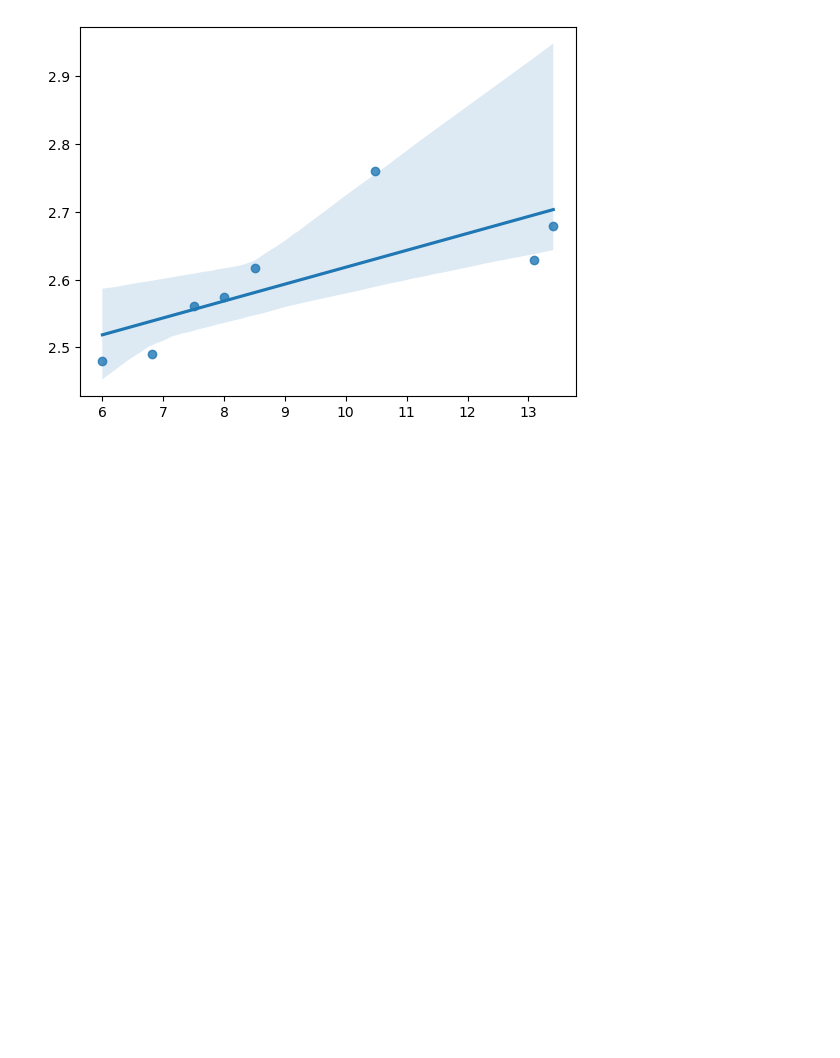
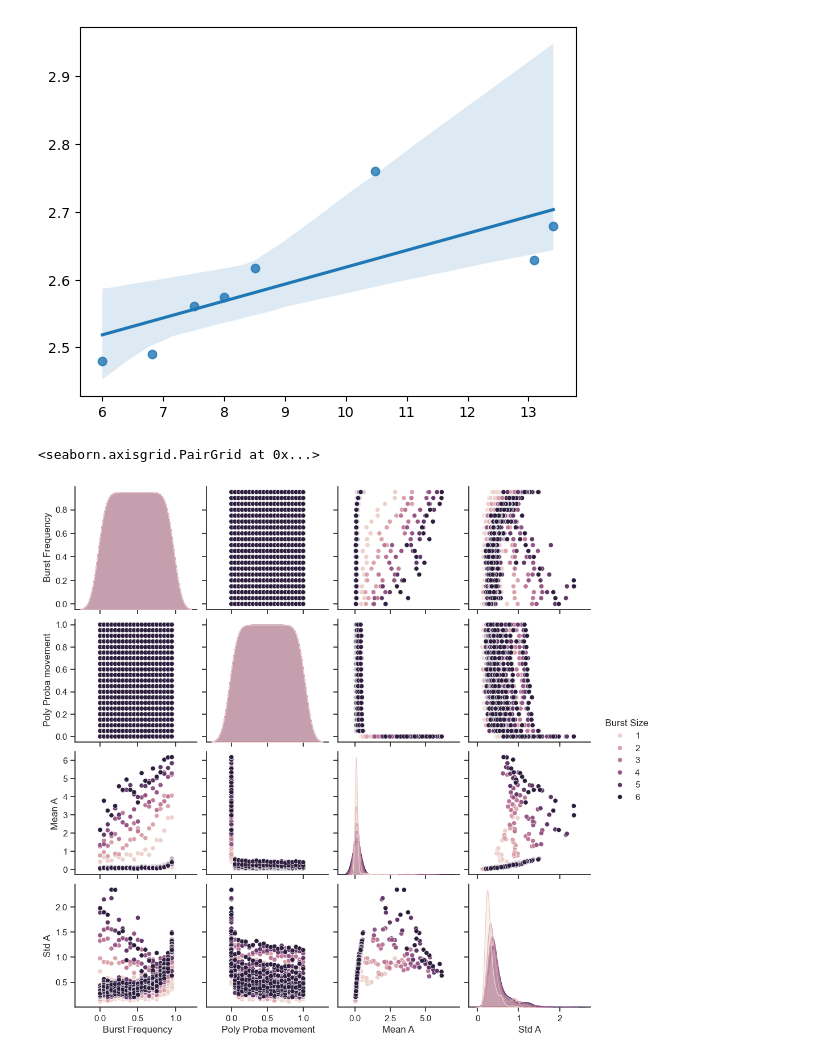
Before and after one commit to Adrien-Berard/InternshipKU, a Jupyter notebook: ModellingChromatine/read_scan_cenH.ipynb, the cells around one changed output. Saved outputs shown, nothing was run; the diff lists cells and outputs as text; code cells hidden in the pictures; blank space fills up the shorter version.

```diff
--- a/ModellingChromatine/read_scan_cenH.ipynb
+++ b/ModellingChromatine/read_scan_cenH.ipynb
@@ -147,3 +134,8 @@ sns.regplot(x =X, y=Y)
 # %% [output]
 <Axes: >
 [figure]
+# %%
+sns.pairplot(newdf, hue = ' Burst Size')
+# %% [output]
+<seaborn.axisgrid.PairGrid at 0x...>
+[figure, added]
```
Also changed, not shown: parts of 7 cells of this notebook, 17 other files.
